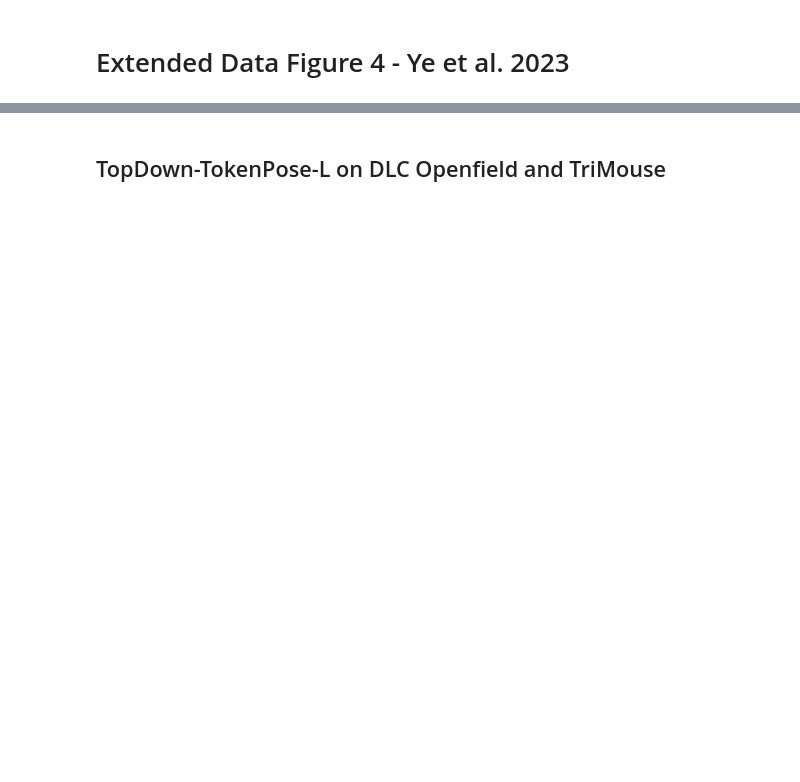
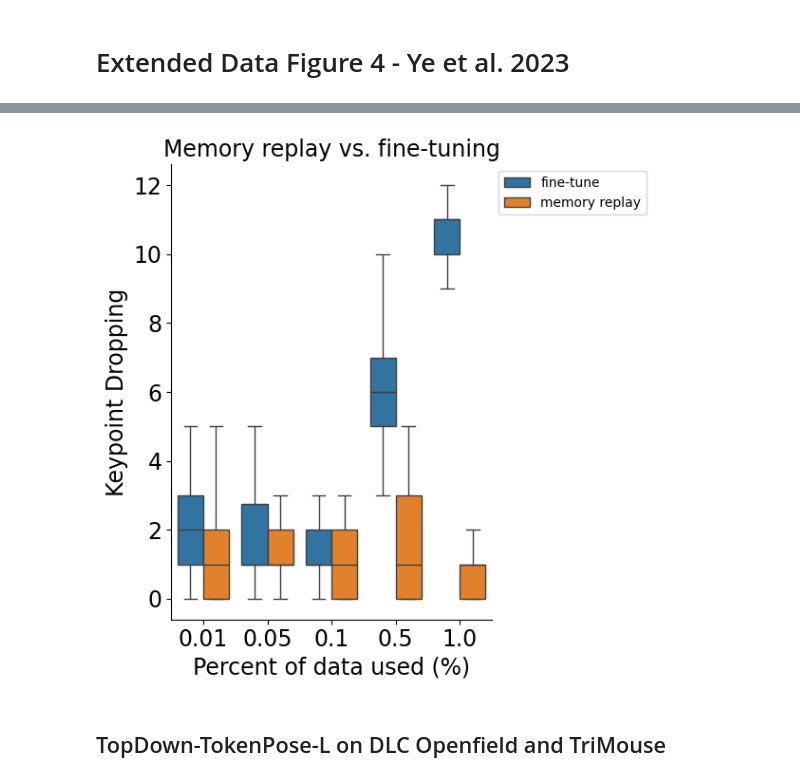
Before and after one commit to AdaptiveMotorControlLab/modelzoo-figures, a Jupyter notebook: figures/Extended_Figure4.ipynb, the cells around one changed output, grey strips where cells are left out. Drawn from its saved outputs; the diff is of its cells as text; code cells hidden in the pictures; blank space fills up the shorter version.

```diff
--- a/figures/Extended_Figure4.ipynb
+++ b/figures/Extended_Figure4.ipynb
@@ -17,3 +73,47 @@ plt.rcParams['axes.titlesize'] = 17
+# %%
+import ast
+import pandas as pd
+import seaborn as sns
+import matplotlib.pyplot as plt
+
+# Load your data
+df = pd.read_csv('../data/Extended_Figure4/TD_dlc_openfield_memory_replay_ablation_study.csv')
+
+df['method'] = df['method'].replace({'memory-replay' : 'memory replay', 'finetune': 'fine-tune'})
+
+# Filter the data for 'finetune' and 'memory-replay' methods
+filtered_data = df
+
+
+# Expand the 'keypoint_dropping' lists into individual rows
+# Assuming 'keypoint_dropping' is a column of lists or similar structure
+rows = []
+for index, row in filtered_data.iterrows():
+    if pd.notna(row['keypoint_dropping']):  # Ensure the value is not NaN
+        keypoint_list = ast.literal_eval(row['keypoint_dropping'])
+
+        for keypoint_value in keypoint_list:
+            rows.append({
+                'method': row['method'],
+                'training_ratio': row['training_ratio'],
+                'keypoint_dropping': keypoint_value
+            })
+
+expanded_data = pd.concat([pd.DataFrame([row]) for row in rows], ignore_index=True)
+
+# Creating the box plot with the expanded data
+plt.figure(figsize=(6, 6))
+sns.boxplot(x='training_ratio', y='keypoint_dropping', hue='method', data=expanded_data, showfliers = False)
+plt.title('Memory replay vs. fine-tuning')
+plt.xlabel('Percent of data used (%)')
+plt.ylabel('Keypoint Dropping')
+plt.legend(title='Method')
+plt.legend(loc='upper left', bbox_to_anchor=(1, 1))
+plt.tight_layout()
+sns.despine()
+plt.savefig('memory_replay_ablation.svg', transparent = True, dpi = 300)
+# %% [output]
+[figure, added]
 # %% [markdown]
 ## TopDown-TokenPose-L on DLC Openfield and TriMouse
 # %%
```
Also changed, not shown: parts of 7 cells of this notebook, 2 other files.
